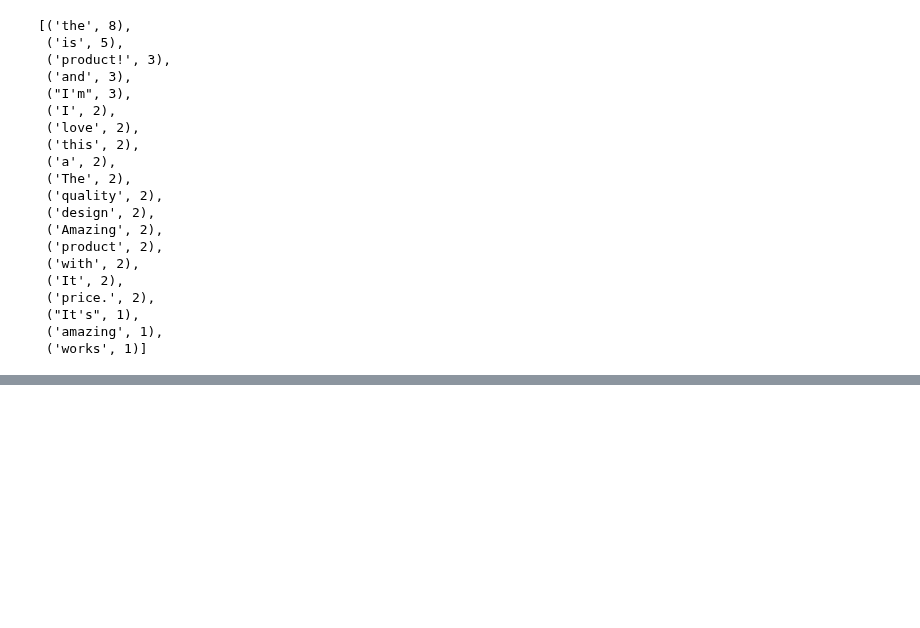
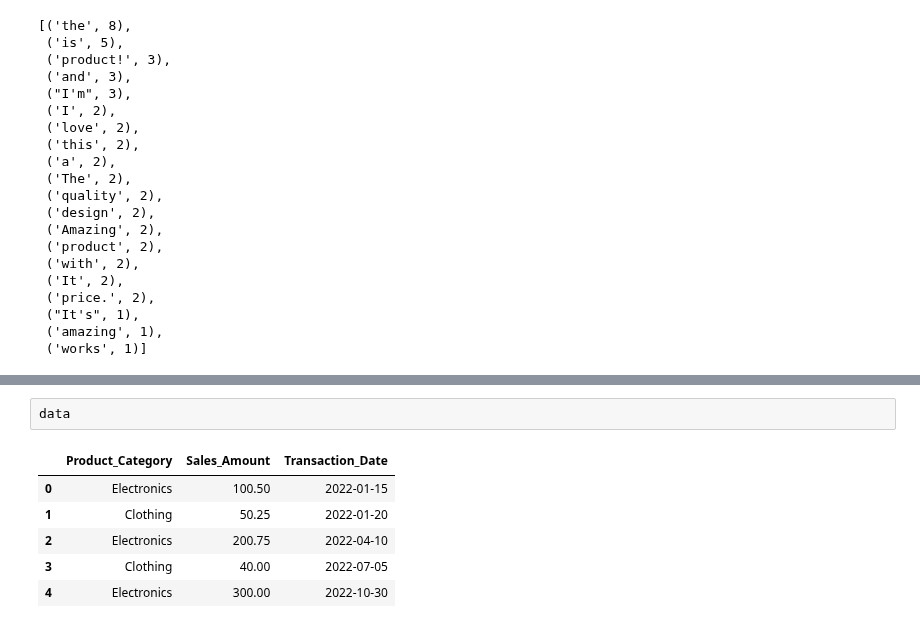
Before and after one commit to danmarino1/data_science_practice, a Jupyter notebook: aug_2023_questions.ipynb, the cells around one changed output, grey strips where cells are left out. Cells and saved outputs as stored; diff of their text form; blank space fills up the shorter version.

```diff
--- a/aug_2023_questions.ipynb
+++ b/aug_2023_questions.ipynb
@@ -1098,0 +1139,9 @@ top_frequent_words(reviews, 20)
+# %%
+data
+# %% [output]
+|  | Product_Category | Sales_Amount | Transaction_Date |
+| 0 | Electronics | 100.50 | 2022-01-15 |
+| 1 | Clothing | 50.25 | 2022-01-20 |
+| 2 | Electronics | 200.75 | 2022-04-10 |
+| 3 | Clothing | 40.00 | 2022-07-05 |
+| 4 | Electronics | 300.00 | 2022-10-30 |
```
Also changed, not shown: parts of 5 cells of this notebook.
